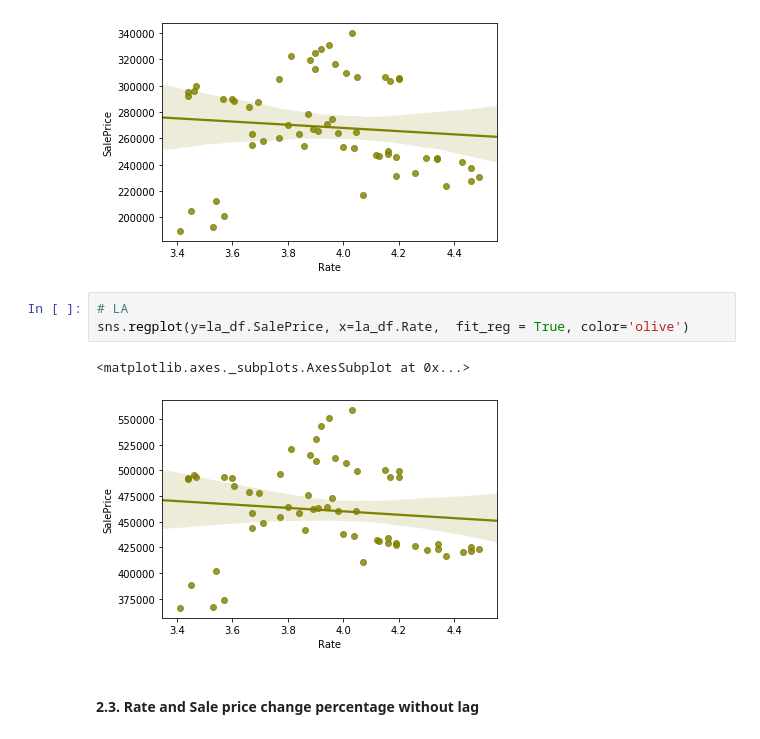
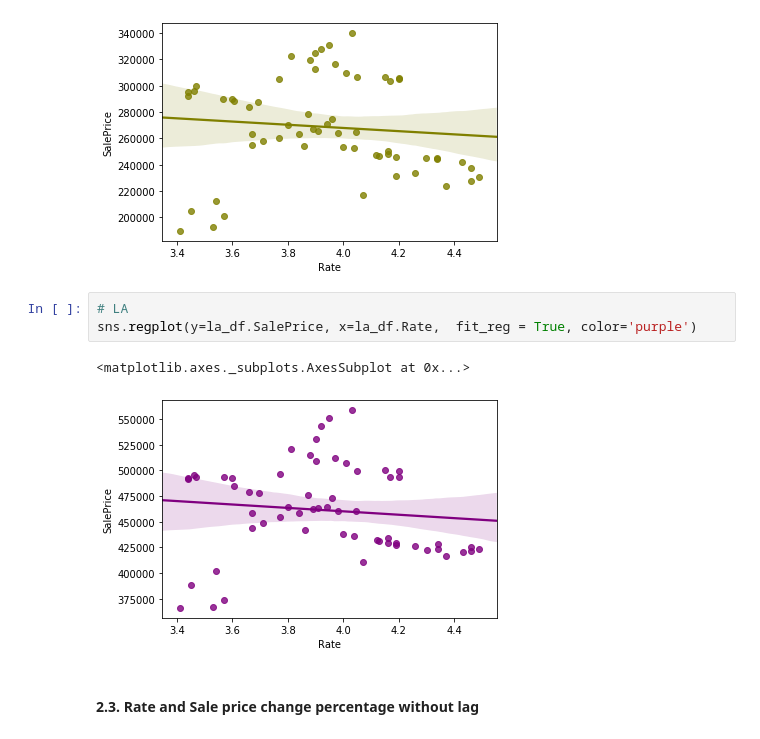
Before and after one commit to yulmee/springboard, a Jupyter notebook: Cap_Stone_1/Unit_7_Data_Storytelling_WC.ipynb, the cells around one changed output. Cells and saved outputs as stored; diff of their text form.

```diff
--- a/Cap_Stone_1/Unit_7_Data_Storytelling_WC.ipynb
+++ b/Cap_Stone_1/Unit_7_Data_Storytelling_WC.ipynb
@@ -128,10 +228,10 @@ sns.regplot(y=sacramento_df.SalePrice, x=sacramento_df.Rate,  fit_reg = True, co
 [figure]
 # %%
 # LA
-sns.regplot(y=la_df.SalePrice, x=la_df.Rate,  fit_reg = True, color='olive')
+sns.regplot(y=la_df.SalePrice, x=la_df.Rate,  fit_reg = True, color='purple')
 # %% [output]
 <matplotlib.axes._subplots.AxesSubplot at 0x...>
-[figure, old version]
+[figure, new version]
 # %% [markdown]
 #### 2.3. Rate and Sale price change percentage without lag
 # %%
```
Also changed, not shown: parts of 56 cells of this notebook.
